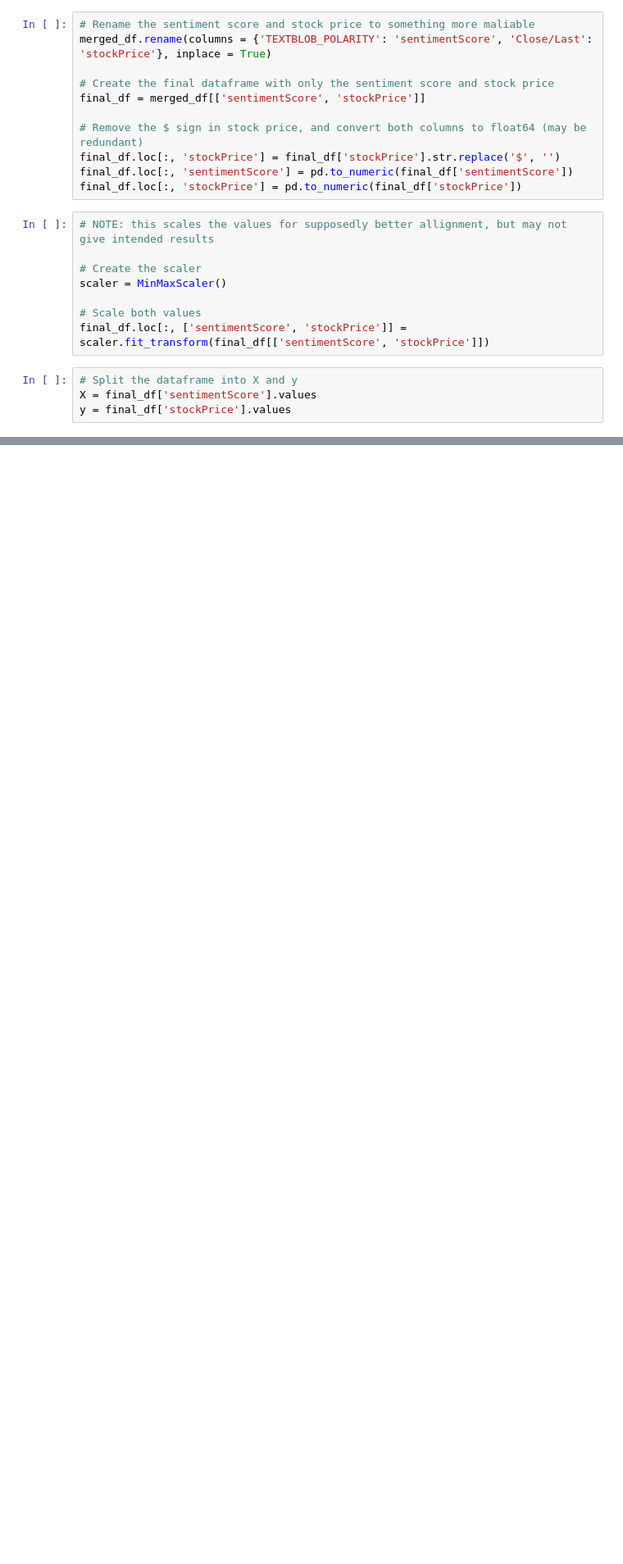
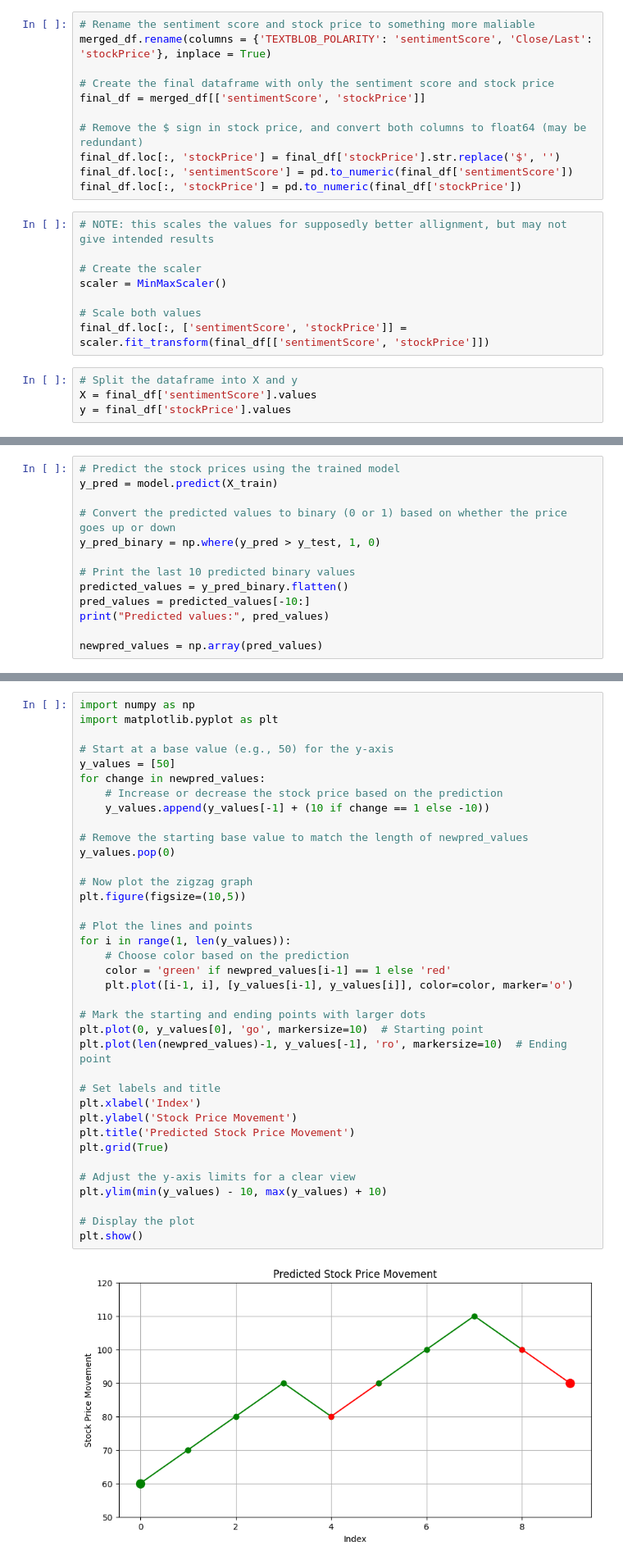
Before and after one commit to doccmod/TwitterSentiment, a Jupyter notebook: model.ipynb, the cells around one changed output, grey strips where cells are left out. Shown: that part at 82% size. Drawn from its saved outputs; the diff is of its cells as text; blank space fills up the shorter version.

```diff
--- a/model.ipynb
+++ b/model.ipynb
@@ -93,0 +230,13 @@ ValueError: Failed to convert a NumPy array to a Tensor (Unsupported object type
+# %%
+# Predict the stock prices using the trained model
+y_pred = model.predict(X_train)
+
+# Convert the predicted values to binary (0 or 1) based on whether the price goes up or down
+y_pred_binary = np.where(y_pred > y_test, 1, 0)
+
+# Print the last 10 predicted binary values
+predicted_values = y_pred_binary.flatten()
+pred_values = predicted_values[-10:]
+print("Predicted values:", pred_values)
+
+newpred_values = np.array(pred_values)
@@ -93,0 +246,39 @@ ValueError: Failed to convert a NumPy array to a Tensor (Unsupported object type
+# %%
+import numpy as np
+import matplotlib.pyplot as plt
+
+# Start at a base value (e.g., 50) for the y-axis
+y_values = [50]
+for change in newpred_values:
+    # Increase or decrease the stock price based on the prediction
+    y_values.append(y_values[-1] + (10 if change == 1 else -10))
+
+# Remove the starting base value to match the length of newpred_values
+y_values.pop(0)
+
+# Now plot the zigzag graph
+plt.figure(figsize=(10,5))
+
+# Plot the lines and points
+for i in range(1, len(y_values)):
+    # Choose color based on the prediction
+    color = 'green' if newpred_values[i-1] == 1 else 'red'
+    plt.plot([i-1, i], [y_values[i-1], y_values[i]], color=color, marker='o')
+
+# Mark the starting and ending points with larger dots
+plt.plot(0, y_values[0], 'go', markersize=10)  # Starting point
+plt.plot(len(newpred_values)-1, y_values[-1], 'ro', markersize=10)  # Ending point
+
+# Set labels and title
+plt.xlabel('Index')
+plt.ylabel('Stock Price Movement')
+plt.title('Predicted Stock Price Movement')
+plt.grid(True)
+
+# Adjust the y-axis limits for a clear view
+plt.ylim(min(y_values) - 10, max(y_values) + 10)
+
+# Display the plot
+plt.show()
+# %% [output]
+[figure, added]
```
Also changed, not shown: parts of 10 cells of this notebook, 1 other file.
